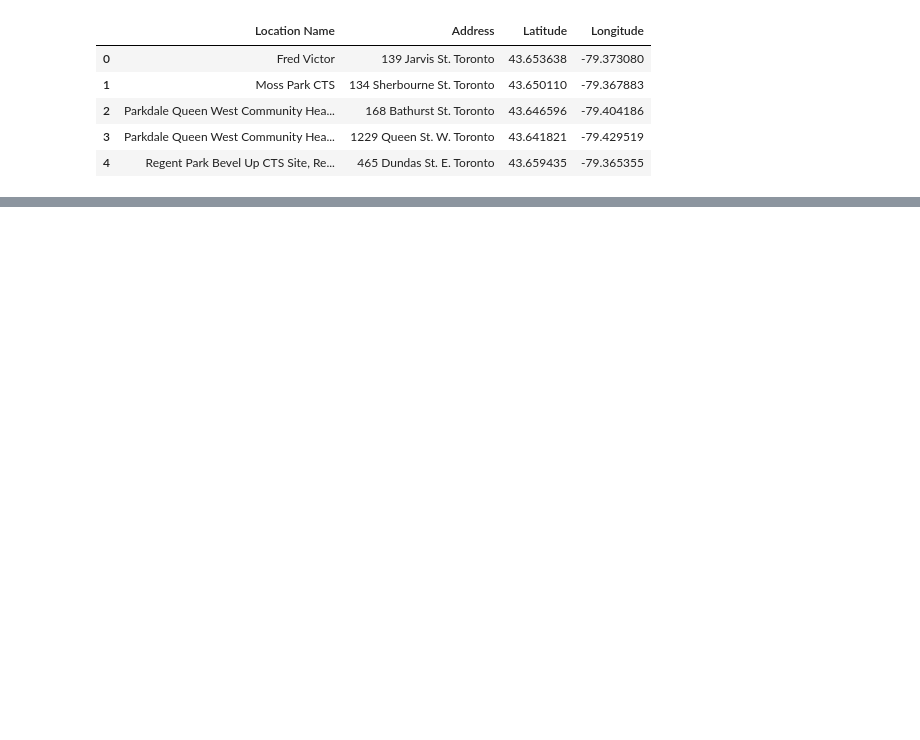
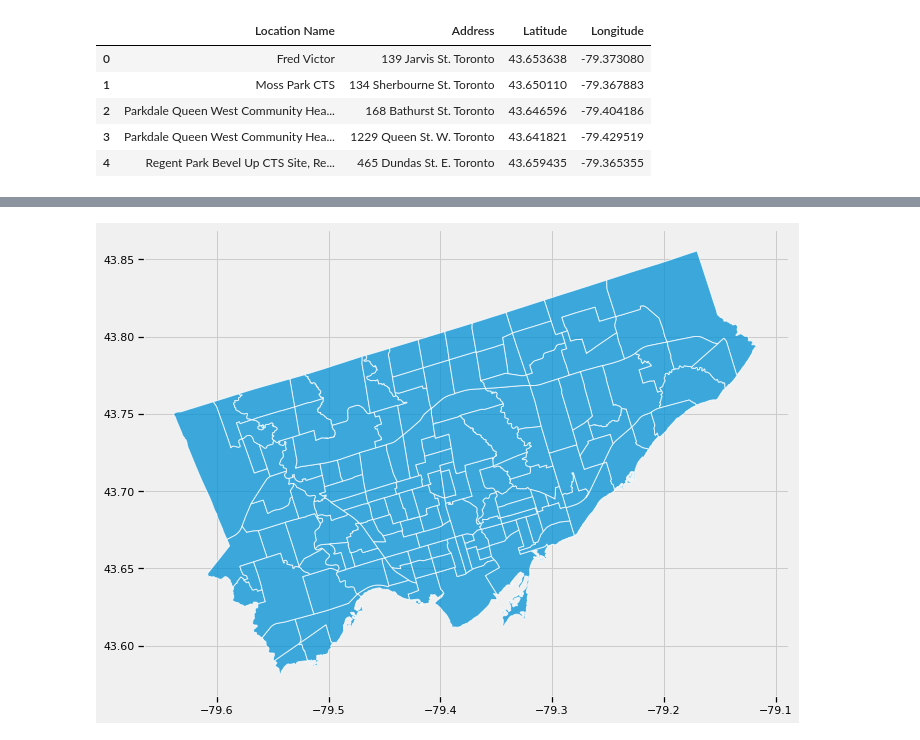
Before and after one commit to jayshah2111/team-algorithm-avengers, a Jupyter notebook: Injection_site_maps.ipynb, the cells around one changed output, grey strips where cells are left out. Drawn from its saved outputs; the diff is of its cells as text; code cells hidden in the pictures; blank space fills up the shorter version.

```diff
--- a/Injection_site_maps.ipynb
+++ b/Injection_site_maps.ipynb
@@ -154,0 +149,3 @@ map
+# %%
+neighbourhoods = gpd.read_file('toronto_neighbourhoods.shp')
+neighbourhoods.head()
@@ -154,0 +169,13 @@ map
+# %%
+
+# Extract the two columns from neighbourhoods
+neighbourhoods = neighbourhoods[['FIELD_8', 'geometry']]
+
+# Rename the column
+neighbourhoods = neighbourhoods.rename(columns={'FIELD_8':'neighbourhood_name'})
+
+# Split the entries in "name" and set the new entry to only the first index
+neighbourhoods['neighbourhood_name'] = neighbourhoods['neighbourhood_name'].apply(lambda word: word.split("(")[0])
+
+# View GeoDataFrame
+neighbourhoods.head()
@@ -154,0 +189,4 @@ map
+# %%
+neighbourhoods.plot(figsize=(15, 8), edgecolor='w', alpha=0.75);
+# %% [output]
+[figure, added]
```
Also changed, not shown: parts of 9 cells of this notebook, 5 other files.
